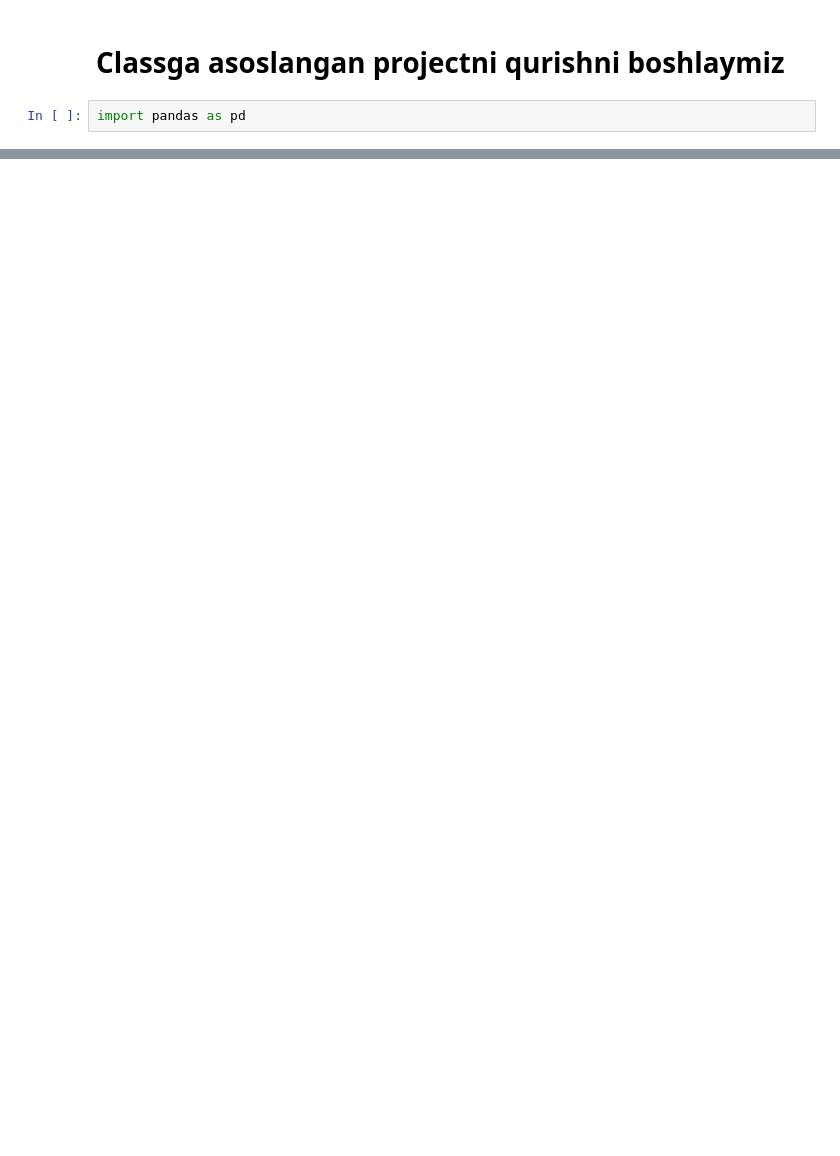
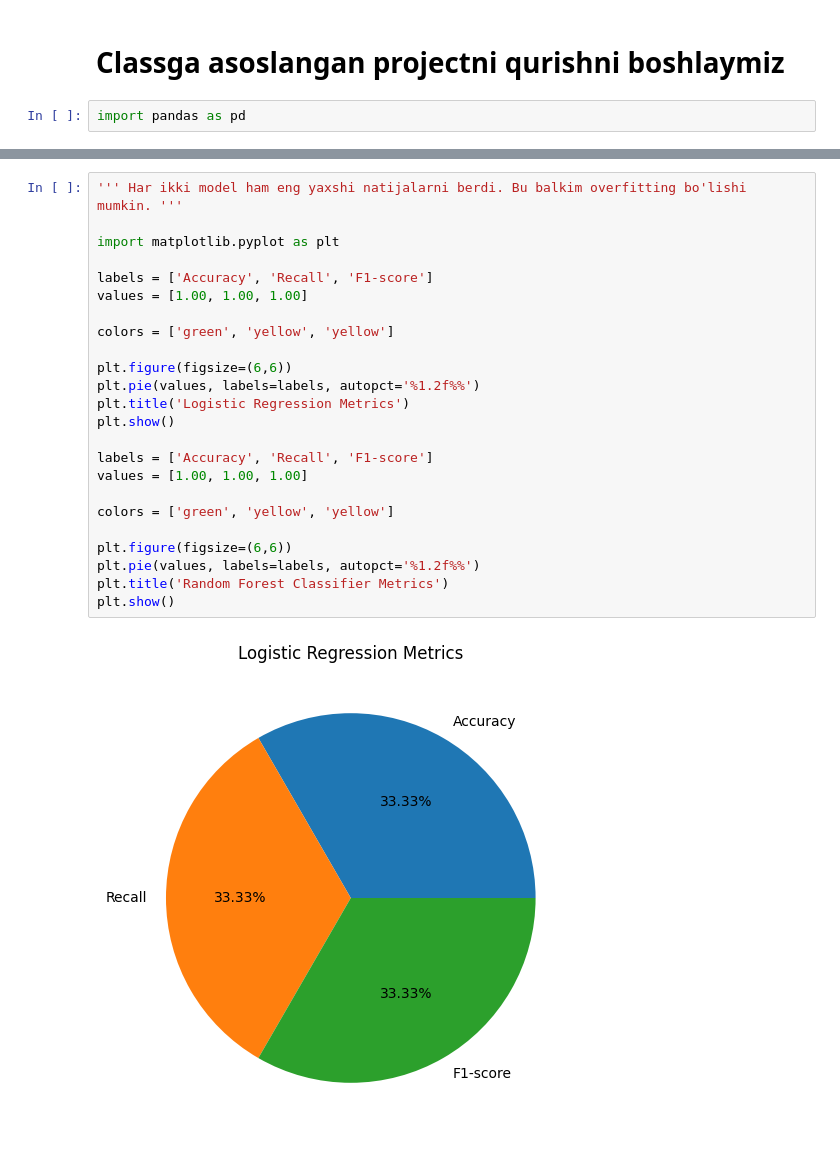
Before and after one commit to davronbek-malikov/MLFoundation, a Jupyter notebook: Murodjon/3-oylik_ Model Building/2-oylik_ Model Building_ 8-dars/class_model.ipynb, the cells around one changed output, grey strips where cells are left out. Drawn from its saved outputs; the diff is of its cells as text; blank space fills up the shorter version.

```diff
--- a/Murodjon/3-oylik_ Model Building/2-oylik_ Model Building_ 8-dars/class_model.ipynb
+++ b/Murodjon/3-oylik_ Model Building/2-oylik_ Model Building_ 8-dars/class_model.ipynb
@@ -181,0 +238,26 @@ Length: 88, dtype: int64
+# %%
+''' Har ikki model ham eng yaxshi natijalarni berdi. Bu balkim overfitting bo'lishi mumkin. '''
+
+import matplotlib.pyplot as plt
+
+labels = ['Accuracy', 'Recall', 'F1-score']
+values = [1.00, 1.00, 1.00]
+
+colors = ['green', 'yellow', 'yellow']
+
+plt.figure(figsize=(6,6))
+plt.pie(values, labels=labels, autopct='%1.2f%%')
+plt.title('Logistic Regression Metrics')
+plt.show()
+
+labels = ['Accuracy', 'Recall', 'F1-score']
+values = [1.00, 1.00, 1.00]
+
+colors = ['green', 'yellow', 'yellow']
+
+plt.figure(figsize=(6,6))
+plt.pie(values, labels=labels, autopct='%1.2f%%')
+plt.title('Random Forest Classifier Metrics')
+plt.show()
+# %% [output]
+[figure, added]
```
Also changed, not shown: parts of 31 cells of this notebook.
